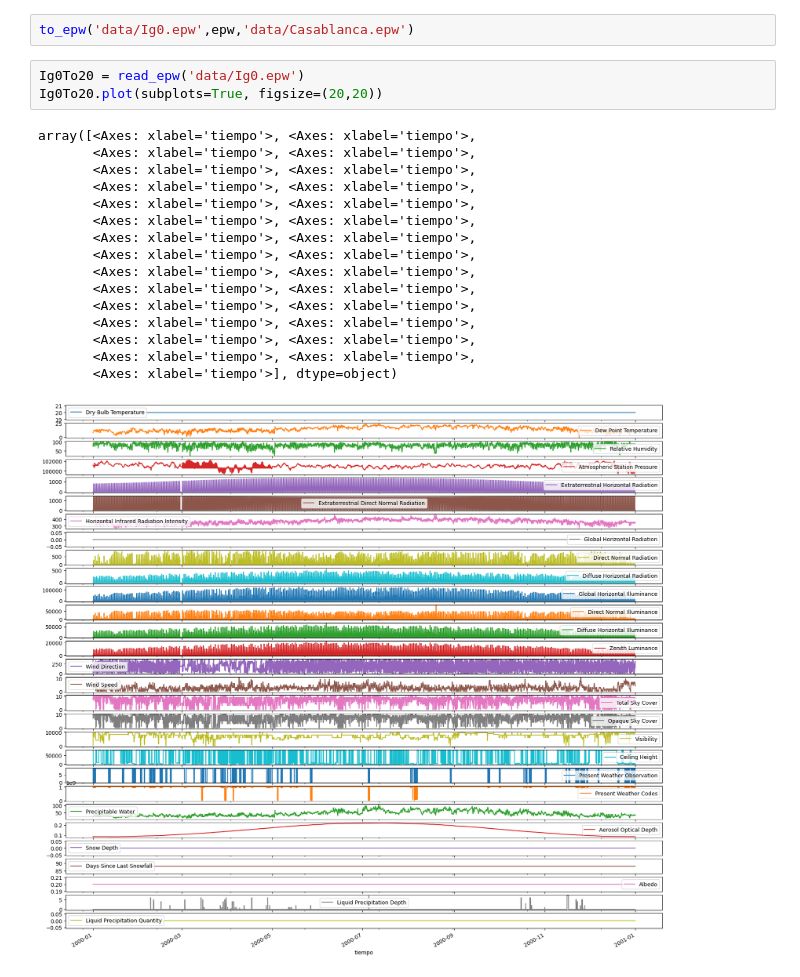
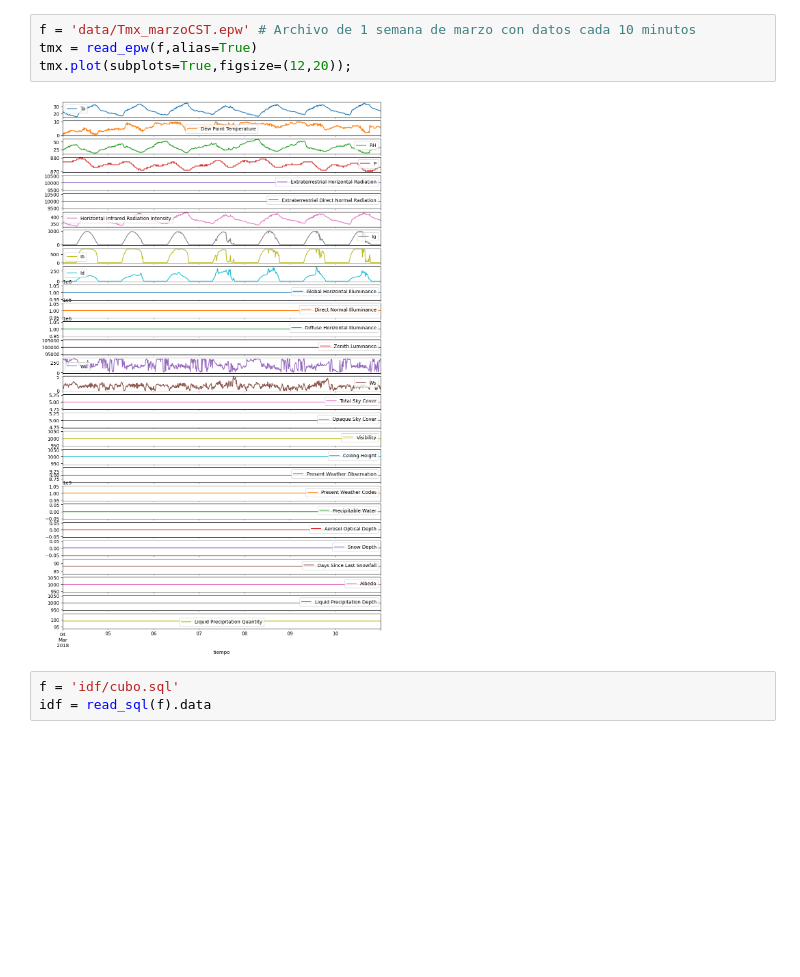
Before and after one commit to AltamarMx/iertools, a Jupyter notebook: development_read_epw.ipynb, the cells around one changed output. Saved outputs shown, nothing was run; the diff lists cells and outputs as text; blank space fills up the shorter version.

```diff
--- a/development_read_epw.ipynb
+++ b/development_read_epw.ipynb
@@ -115,22 +10,9 @@ epw.head(4)
-# %%
-to_epw('data/Ig0.epw',epw,'data/Casablanca.epw')
-# %%
-Ig0To20 = read_epw('data/Ig0.epw')
-Ig0To20.plot(subplots=True, figsize=(20,20))
-# %% [output]
-array([<Axes: xlabel='tiempo'>, <Axes: xlabel='tiempo'>,
-       <Axes: xlabel='tiempo'>, <Axes: xlabel='tiempo'>,
-       <Axes: xlabel='tiempo'>, <Axes: xlabel='tiempo'>,
-       <Axes: xlabel='tiempo'>, <Axes: xlabel='tiempo'>,
-       <Axes: xlabel='tiempo'>, <Axes: xlabel='tiempo'>,
-       <Axes: xlabel='tiempo'>, <Axes: xlabel='tiempo'>,
-       <Axes: xlabel='tiempo'>, <Axes: xlabel='tiempo'>,
-       <Axes: xlabel='tiempo'>, <Axes: xlabel='tiempo'>,
-       <Axes: xlabel='tiempo'>, <Axes: xlabel='tiempo'>,
-       <Axes: xlabel='tiempo'>, <Axes: xlabel='tiempo'>,
-       <Axes: xlabel='tiempo'>, <Axes: xlabel='tiempo'>,
-       <Axes: xlabel='tiempo'>, <Axes: xlabel='tiempo'>,
-       <Axes: xlabel='tiempo'>, <Axes: xlabel='tiempo'>,
-       <Axes: xlabel='tiempo'>, <Axes: xlabel='tiempo'>,
-       <Axes: xlabel='tiempo'>], dtype=object)
-[figure, removed]
+# %%
+f = 'data/Tmx_marzoCST.epw' # Archivo de 1 semana de marzo con datos cada 10 minutos
+tmx = read_epw(f,alias=True)
+tmx.plot(subplots=True,figsize=(12,20));
+# %% [output]
+[figure, added]
+# %%
+f = 'idf/cubo.sql'
+idf = read_sql(f).data
```
Also changed, not shown: parts of 9 cells of this notebook, 15 other files.
